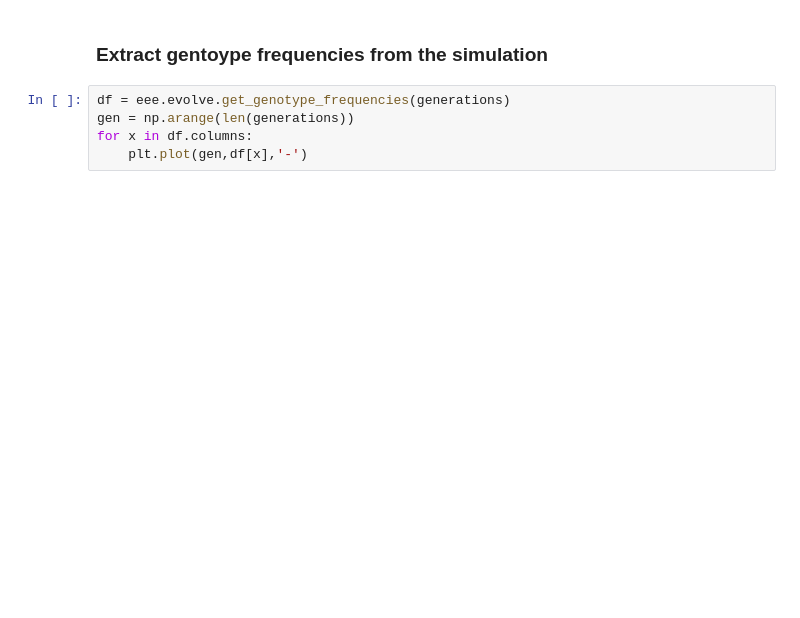
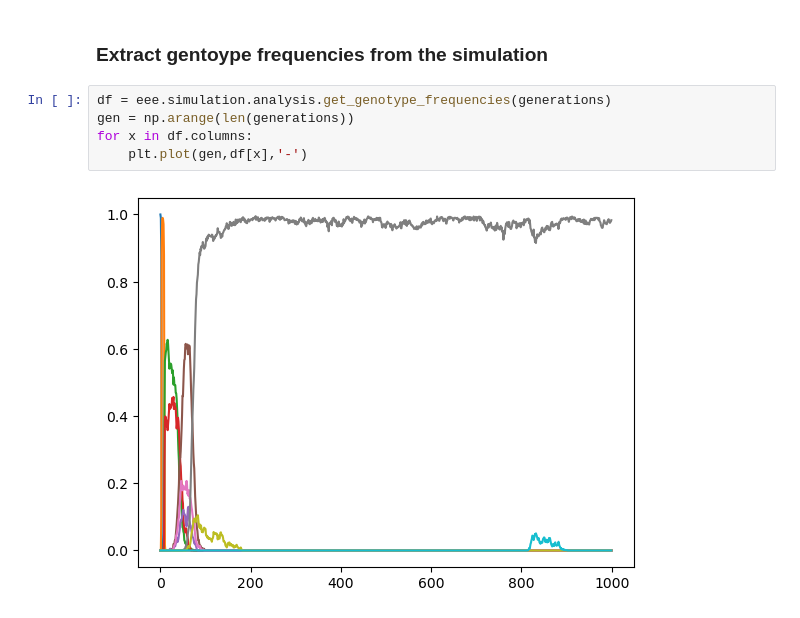
Before and after one commit to harmsm/eee, a Jupyter notebook: example/run_wright_fisher_simulation.ipynb, the cells around one changed output. Saved outputs shown, nothing was run; the diff lists cells and outputs as text; blank space fills up the shorter version.

Commit message:
simulation refactor complete

```diff
--- a/example/run_wright_fisher_simulation.ipynb
+++ b/example/run_wright_fisher_simulation.ipynb
@@ -82,7 +140,9 @@ generations[:3]
 # %% [markdown]
 ### Extract gentoype frequencies from the simulation
 # %%
-df = eee.evolve.get_genotype_frequencies(generations)
+df = eee.simulation.analysis.get_genotype_frequencies(generations)
 gen = np.arange(len(generations))
 for x in df.columns:
     plt.plot(gen,df[x],'-')
+# %% [output]
+[figure, added]
```
Also changed, not shown: parts of 11 cells of this notebook, 16 other files.
